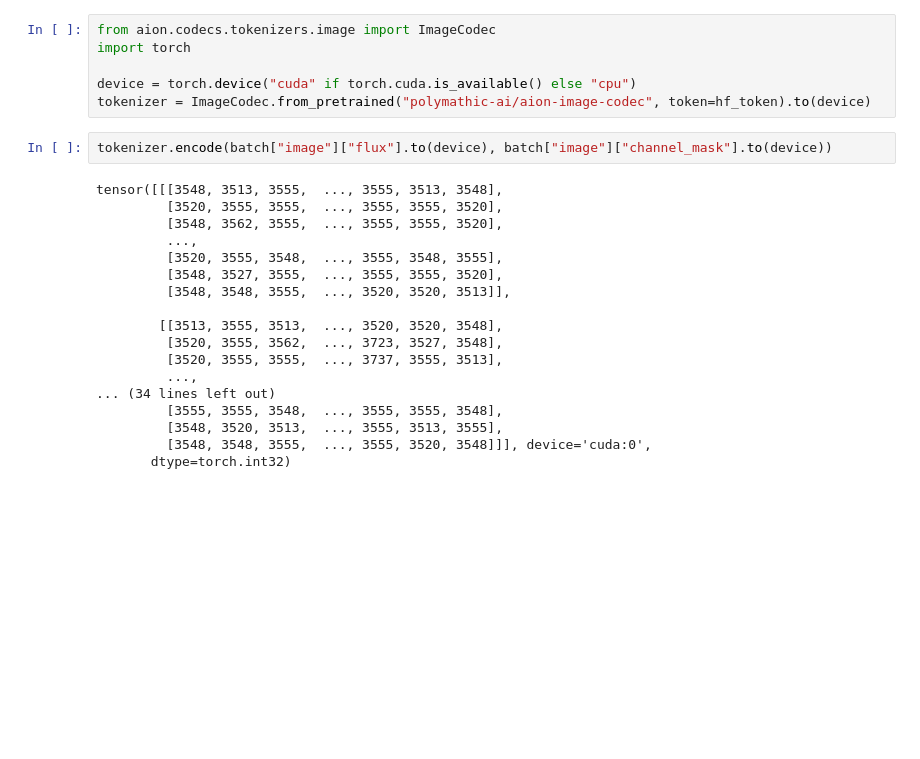
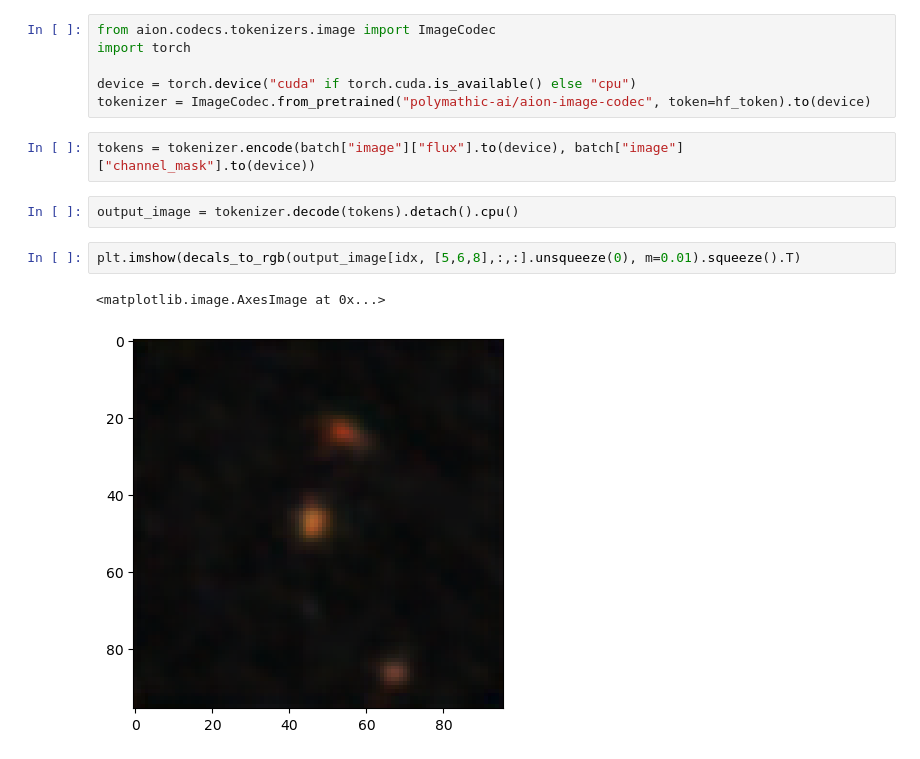
Before and after one commit to ashodkh/AION, a Jupyter notebook: DemoAION.ipynb, the cells around one changed output. Drawn from its saved outputs; the diff is of its cells as text; blank space fills up the shorter version.

```diff
--- a/DemoAION.ipynb
+++ b/DemoAION.ipynb
@@ -52,22 +119,11 @@ import torch
 device = torch.device("cuda" if torch.cuda.is_available() else "cpu")
 tokenizer = ImageCodec.from_pretrained("polymathic-ai/aion-image-codec", token=hf_token).to(device)
 # %%
-tokenizer.encode(batch["image"]["flux"].to(device), batch["image"]["channel_mask"].to(device))
+tokens = tokenizer.encode(batch["image"]["flux"].to(device), batch["image"]["channel_mask"].to(device))
-# %% [output]
-tensor([[[3548, 3513, 3555,  ..., 3555, 3513, 3548],
-         [3520, 3555, 3555,  ..., 3555, 3555, 3520],
-         [3548, 3562, 3555,  ..., 3555, 3555, 3520],
-         ...,
-         [3520, 3555, 3548,  ..., 3555, 3548, 3555],
-         [3548, 3527, 3555,  ..., 3555, 3555, 3520],
-         [3548, 3548, 3555,  ..., 3520, 3520, 3513]],
-
-        [[3513, 3555, 3513,  ..., 3520, 3520, 3548],
-         [3520, 3555, 3562,  ..., 3723, 3527, 3548],
-         [3520, 3555, 3555,  ..., 3737, 3555, 3513],
-         ...,
-... (34 lines left out)
-         [3555, 3555, 3548,  ..., 3555, 3555, 3548],
-         [3548, 3520, 3513,  ..., 3555, 3513, 3555],
-         [3548, 3548, 3555,  ..., 3555, 3520, 3548]]], device='cuda:0',
-       dtype=torch.int32)
+# %%
+output_image = tokenizer.decode(tokens).detach().cpu()
+# %%
+plt.imshow(decals_to_rgb(output_image[idx, [5,6,8],:,:].unsqueeze(0), m=0.01).squeeze().T)
+# %% [output]
+<matplotlib.image.AxesImage at 0x...>
+[figure, added]
```
Also changed, not shown: parts of 5 cells of this notebook, 1 other file.
